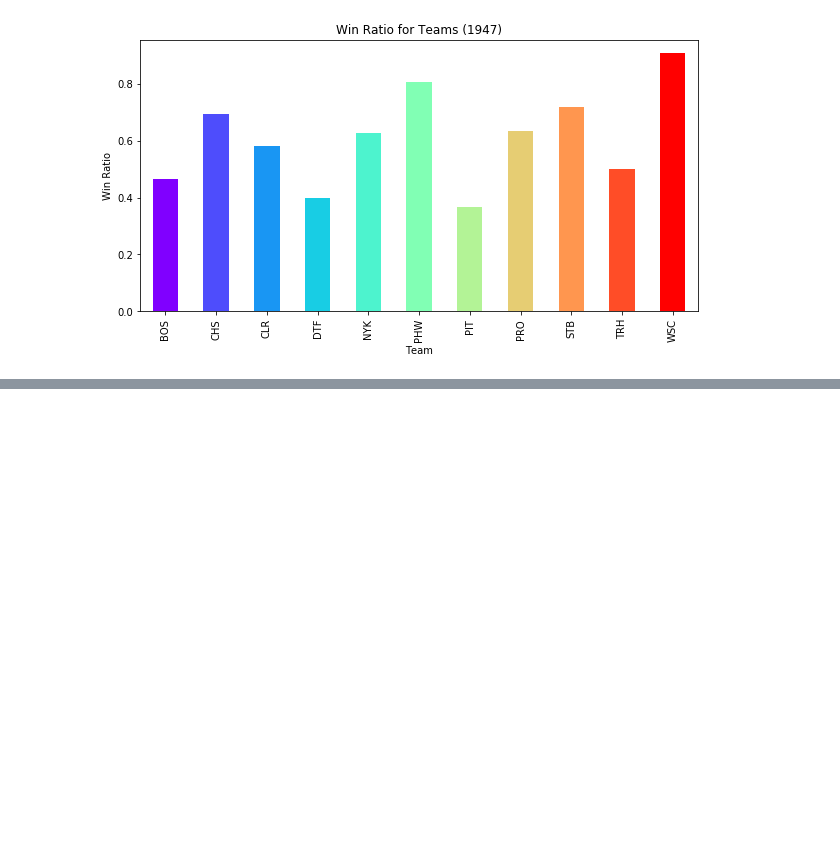
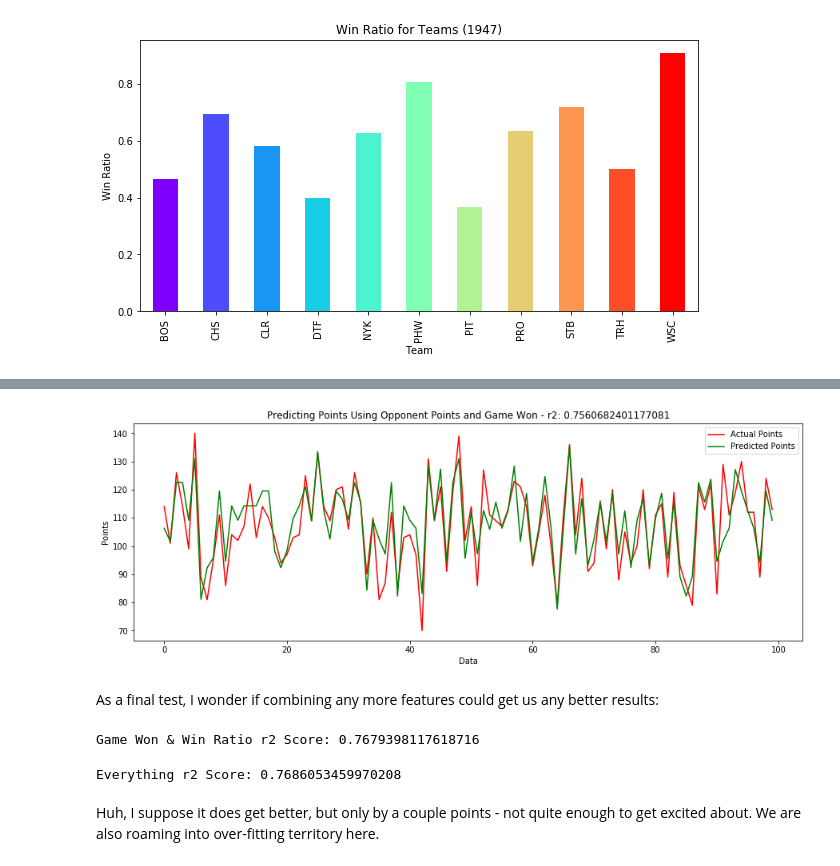
Before and after one commit to justinro-underscore/EECS731Projects, a Jupyter notebook: project4/NBA Games Analysis.ipynb, the cells around one changed output, grey strips where cells are left out. Cells and saved outputs as stored; diff of their text form; code cells hidden in the pictures; blank space fills up the shorter version.

Commit message:
Finalizes project 4

```diff
--- a/project4/NBA Games Analysis.ipynb
+++ b/project4/NBA Games Analysis.ipynb
@@ -209,0 +357,7 @@ It looks like a team's `ELO` rating is the best indicator for regression, so let
+# %%
+# Opponent Points w/ ELO Rating
+gb_reg = GradientBoostingRegressor(n_estimators=100)
+gb_reg.fit(training_f[["opp_pts", "elo_n"]], training_l)
+gb_reg_prediction = gb_reg.predict(testing_f[["opp_pts", "elo_n"]])
+gb_reg_score = r2_score(testing_l, gb_reg_prediction)
+print("ELO Rating r2 Score: {}".format(gb_reg_score))
@@ -209,0 +366,7 @@ It looks like a team's `ELO` rating is the best indicator for regression, so let
+# %%
+# Opponent Points w/ Forecast
+gb_reg = GradientBoostingRegressor(n_estimators=100)
+gb_reg.fit(training_f[["opp_pts", "forecast"]], training_l)
+gb_reg_prediction = gb_reg.predict(testing_f[["opp_pts", "forecast"]])
+gb_reg_score = r2_score(testing_l, gb_reg_prediction)
+print("Forecast r2 Score: {}".format(gb_reg_score))
@@ -209,0 +375,7 @@ It looks like a team's `ELO` rating is the best indicator for regression, so let
+# %%
+# Opponent Points w/ Win Ratio
+gb_reg = GradientBoostingRegressor(n_estimators=100)
+gb_reg.fit(training_f[["opp_pts", "win_ratio"]], training_l)
+gb_reg_prediction = gb_reg.predict(testing_f[["opp_pts", "win_ratio"]])
+gb_reg_score = r2_score(testing_l, gb_reg_prediction)
+print("Win Ratio r2 Score: {}".format(gb_reg_score))
@@ -209,0 +384,7 @@ It looks like a team's `ELO` rating is the best indicator for regression, so let
+# %%
+# Opponent Points w/ Game Won
+gb_reg = GradientBoostingRegressor(n_estimators=100)
+gb_reg.fit(training_f[["opp_pts", "game_won"]], training_l)
+gb_reg_prediction = gb_reg.predict(testing_f[["opp_pts", "game_won"]])
+gb_reg_score = r2_score(testing_l, gb_reg_prediction)
+print("Game Won r2 Score: {}".format(gb_reg_score))
@@ -209,0 +395,31 @@ It looks like a team's `ELO` rating is the best indicator for regression, so let
+# %%
+plt.figure(figsize=(15, 5))
+plt.title("Predicting Points Using Opponent Points and Game Won - r2: {}".format(gb_reg_score))
+plt.xlabel("Data")
+plt.ylabel("Points")
+plt.plot(X[:100], testing_l[:100], color="red", label="Actual Points")
+plt.plot(X[:100], gb_reg_prediction[:100], color="green", label="Predicted Points")
+plt.legend()
+plt.show()
+# %% [output]
+[figure, added]
+# %% [markdown]
+As a final test, I wonder if combining any more features could get us any better results:
+# %%
+# Opponent Points w/ Game Won and Win Ratio
+gb_reg = GradientBoostingRegressor(n_estimators=100)
+gb_reg.fit(training_f[["opp_pts", "game_won", "win_ratio"]], training_l)
+gb_reg_prediction = gb_reg.predict(testing_f[["opp_pts", "game_won", "win_ratio"]])
+print("Game Won & Win Ratio r2 Score: {}".format(r2_score(testing_l, gb_reg_prediction)))
+# %% [output]
+Game Won & Win Ratio r2 Score: 0.7679398117618716
+# %%
+# Opponent Points w/ everything
+gb_reg = GradientBoostingRegressor(n_estimators=100)
+gb_reg.fit(training_f[["opp_pts", "elo_n", "forecast", "game_won", "win_ratio"]], training_l)
+gb_reg_prediction = gb_reg.predict(testing_f[["opp_pts", "elo_n", "forecast", "game_won", "win_ratio"]])
+print("Everything r2 Score: {}".format(r2_score(testing_l, gb_reg_prediction)))
+# %% [output]
+Everything r2 Score: 0.7686053459970208
+# %% [markdown]
+Huh, I suppose it does get better, but only by a couple points - not quite enough to get excited about. We are also roaming into over-fitting territory here.
```
Also changed, not shown: parts of 32 cells of this notebook, 1 other file.
